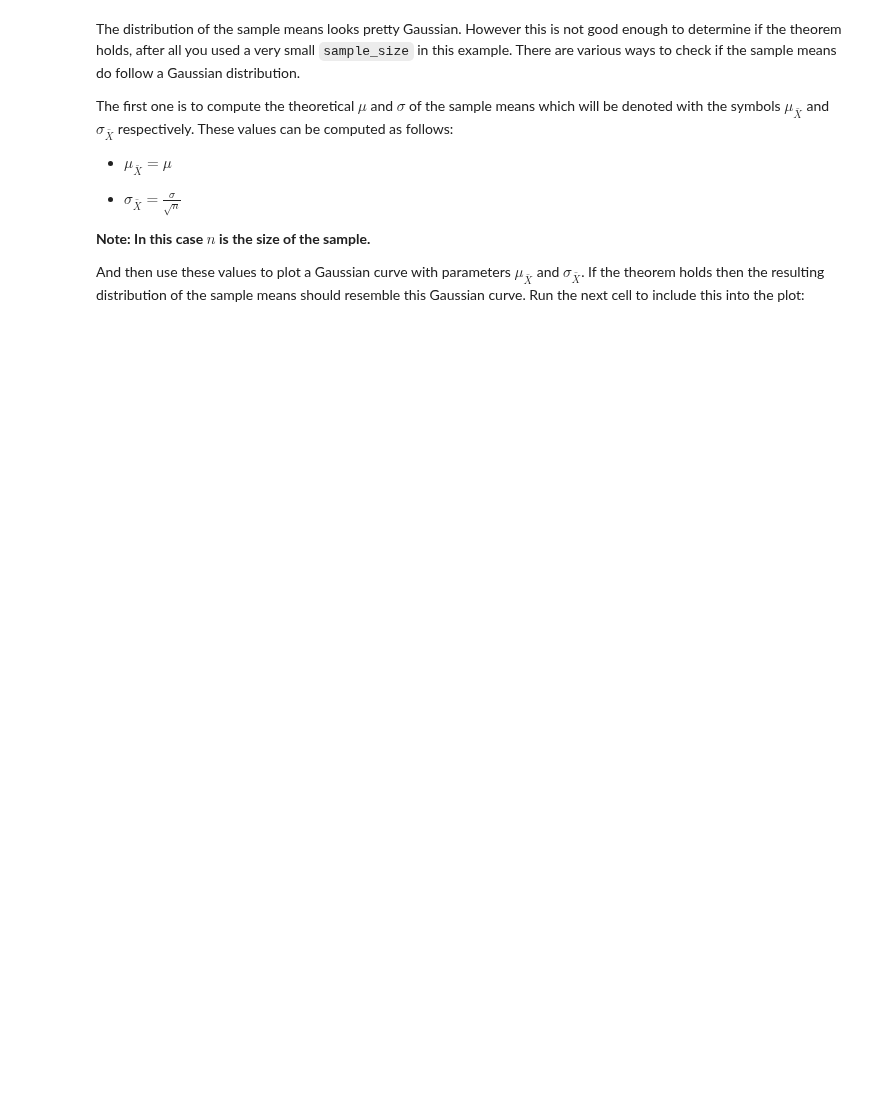
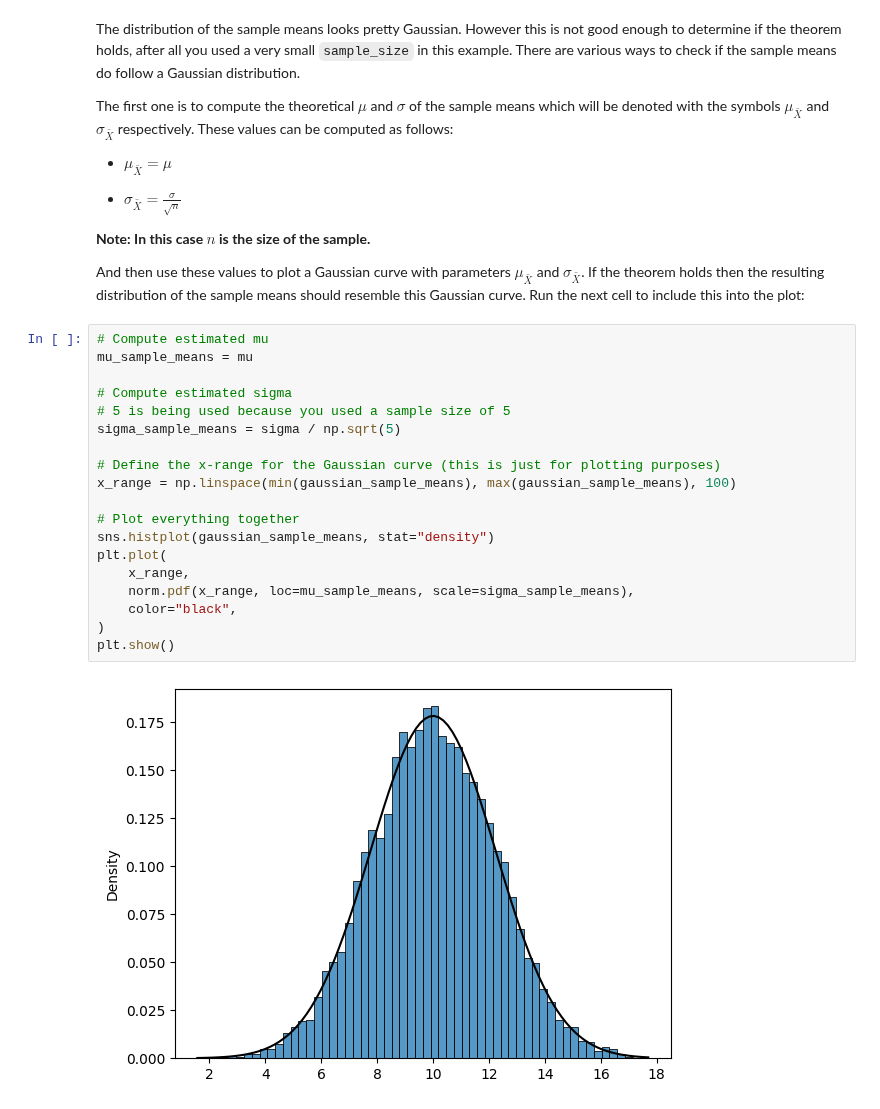
Before and after one commit to rahiakela/mathematics-for-machine-learning, a Jupyter notebook: mathematics-for-machine-learning-and-data-science-specialization/03-probability-and-statistics/week3-sampling-and-point-estimation/lab_central_limit_theorem.ipynb, the cells around one changed output. Cells and saved outputs as stored; diff of their text form; blank space fills up the shorter version.

```diff
--- a/mathematics-for-machine-learning-and-data-science-specialization/03-probability-and-statistics/week3-sampling-and-point-estimation/lab_central_limit_theorem.ipynb
+++ b/mathematics-for-machine-learning-and-data-science-specialization/03-probability-and-statistics/week3-sampling-and-point-estimation/lab_central_limit_theorem.ipynb
@@ -104,3 +104,24 @@ The first one is to compute the theoretical $\mu$ and $\sigma$ of the sample mea
 **Note: In this case $n$ is the size of the sample.**
 
 And then use these values to plot a Gaussian curve with parameters $\mu_{\bar{X}}$ and $\sigma_{\bar{X}}$. If the theorem holds then the resulting distribution of the sample means should resemble this Gaussian curve. Run the next cell to include this into the plot:
+# %%
+# Compute estimated mu
+mu_sample_means = mu
+
+# Compute estimated sigma
+# 5 is being used because you used a sample size of 5
+sigma_sample_means = sigma / np.sqrt(5)
+
+# Define the x-range for the Gaussian curve (this is just for plotting purposes)
+x_range = np.linspace(min(gaussian_sample_means), max(gaussian_sample_means), 100)
+
+# Plot everything together
+sns.histplot(gaussian_sample_means, stat="density")
+plt.plot(
+    x_range,
+    norm.pdf(x_range, loc=mu_sample_means, scale=sigma_sample_means),
+    color="black",
+)
+plt.show()
+# %% [output]
+[figure, added]
```
Also changed, not shown: parts of 11 cells of this notebook.
